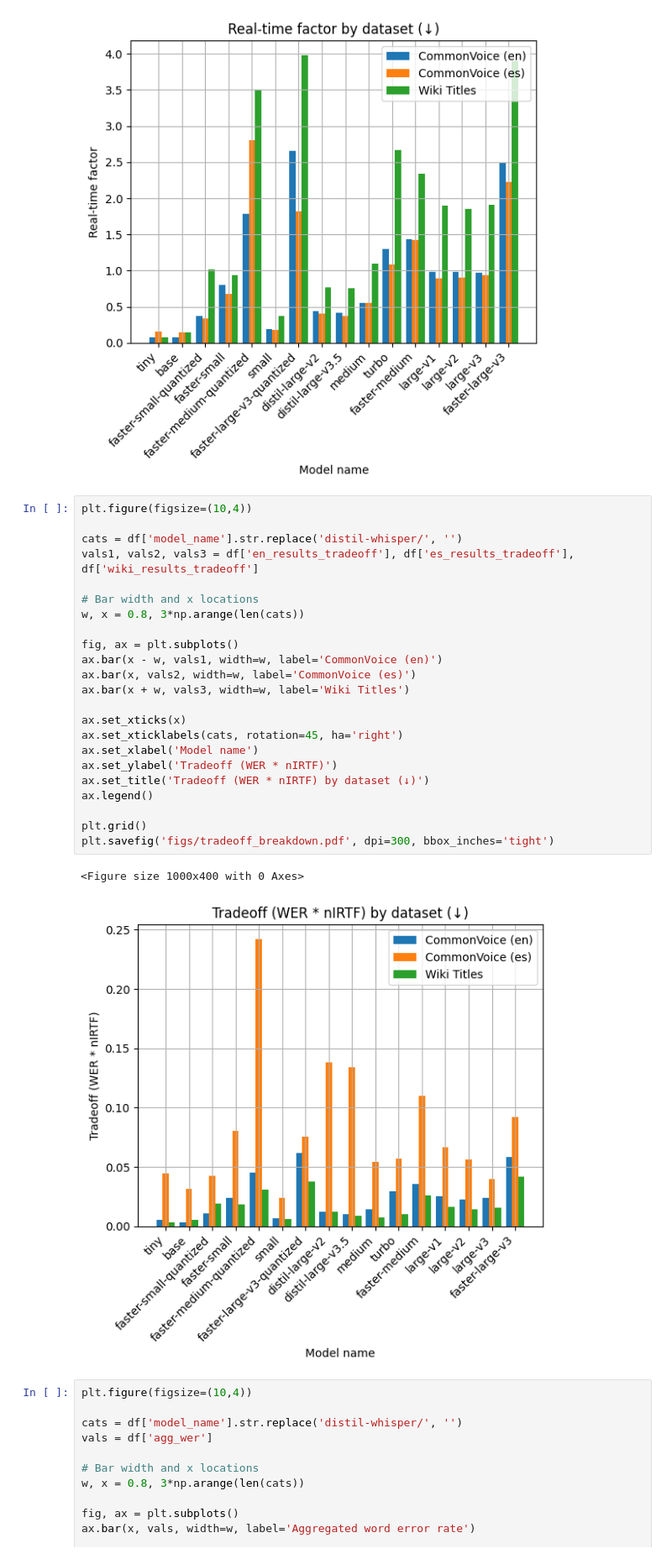
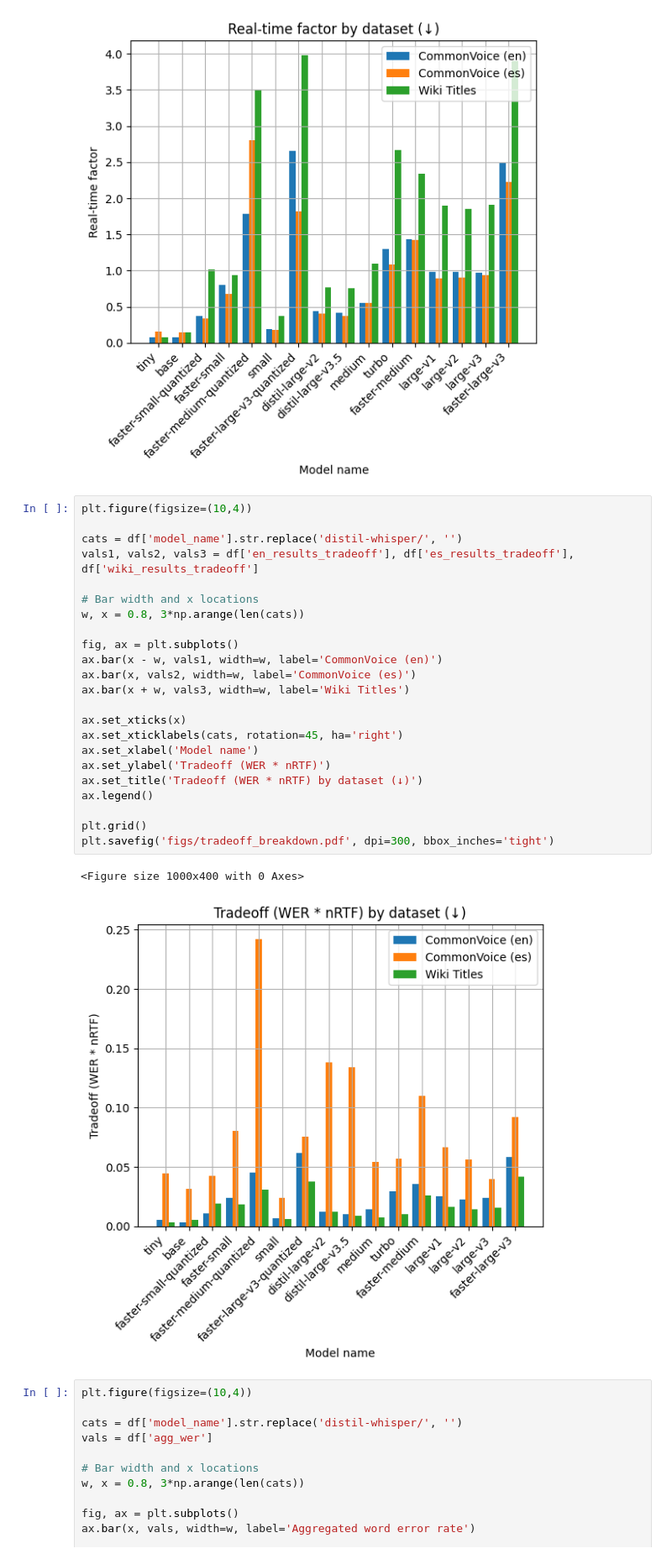
Before and after one commit to ddegenaro/speech-processing-project, a Jupyter notebook: whisper_viz.ipynb, the cells around one changed output. Shown at 84% size. Saved outputs shown, nothing was run; the diff lists cells and outputs as text.

```diff
--- a/whisper_viz.ipynb
+++ b/whisper_viz.ipynb
@@ -95,29 +115,29 @@ plt.savefig('figs/rtf_breakdown.pdf', dpi=300, bbox_inches='tight')
 # %%
 plt.figure(figsize=(10,4))
 
 cats = df['model_name'].str.replace('distil-whisper/', '')
 vals1, vals2, vals3 = df['en_results_tradeoff'], df['es_results_tradeoff'], df['wiki_results_tradeoff']
 
 # Bar width and x locations
 w, x = 0.8, 3*np.arange(len(cats))
 
 fig, ax = plt.subplots()
 ax.bar(x - w, vals1, width=w, label='CommonVoice (en)')
 ax.bar(x, vals2, width=w, label='CommonVoice (es)')
 ax.bar(x + w, vals3, width=w, label='Wiki Titles')
 
 ax.set_xticks(x)
 ax.set_xticklabels(cats, rotation=45, ha='right')
 ax.set_xlabel('Model name')
-ax.set_ylabel('Tradeoff (WER * nIRTF)')
-ax.set_title('Tradeoff (WER * nIRTF) by dataset (↓)')
+ax.set_ylabel('Tradeoff (WER * nRTF)')
+ax.set_title('Tradeoff (WER * nRTF) by dataset (↓)')
 ax.legend()
 
 plt.grid()
 plt.savefig('figs/tradeoff_breakdown.pdf', dpi=300, bbox_inches='tight')
 # %% [output]
 <Figure size 1000x400 with 0 Axes>
-[figure, old version]
+[figure, new version]
 # %%
 plt.figure(figsize=(10,4))
 
```
Also changed, not shown: parts of 15 cells of this notebook, 18 other files.
